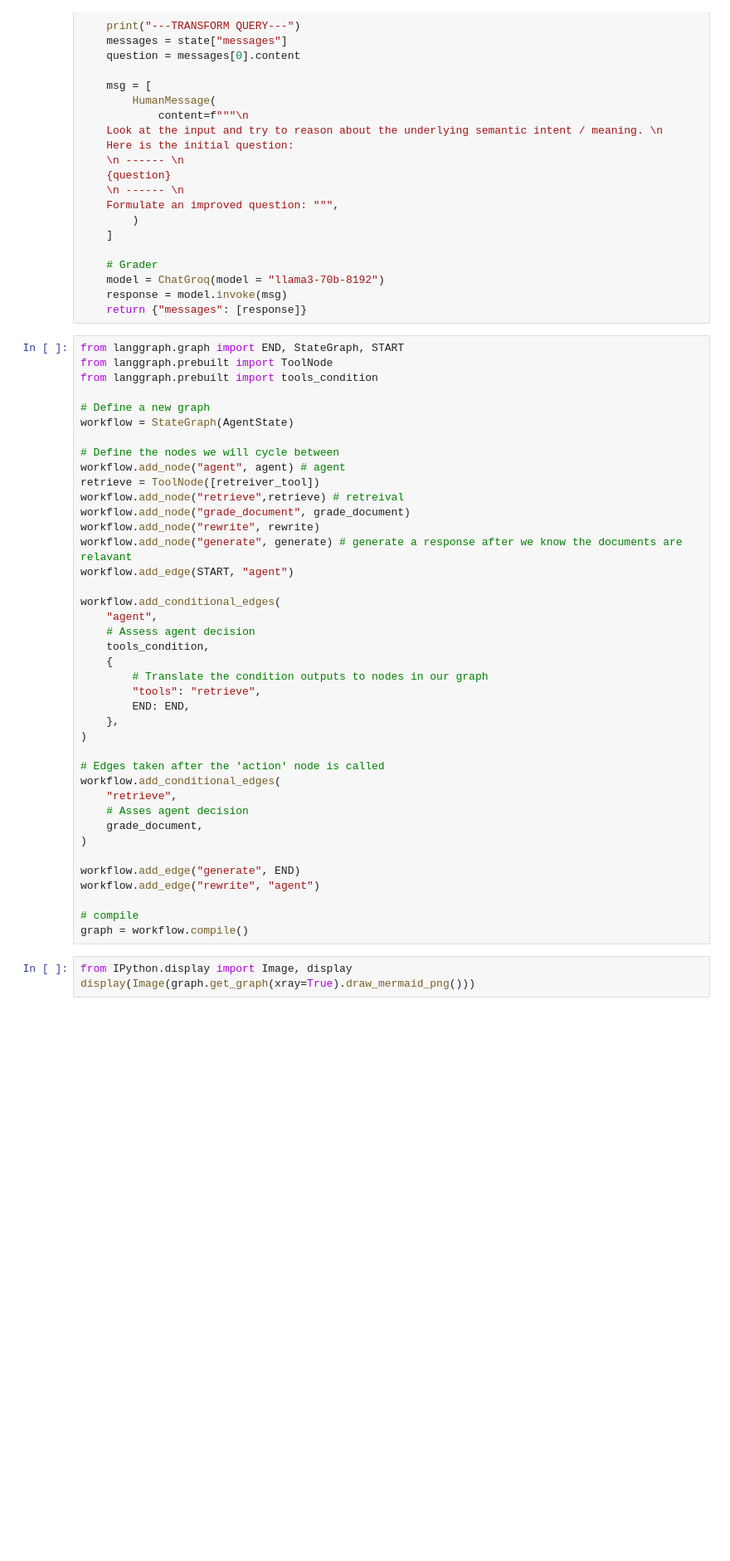
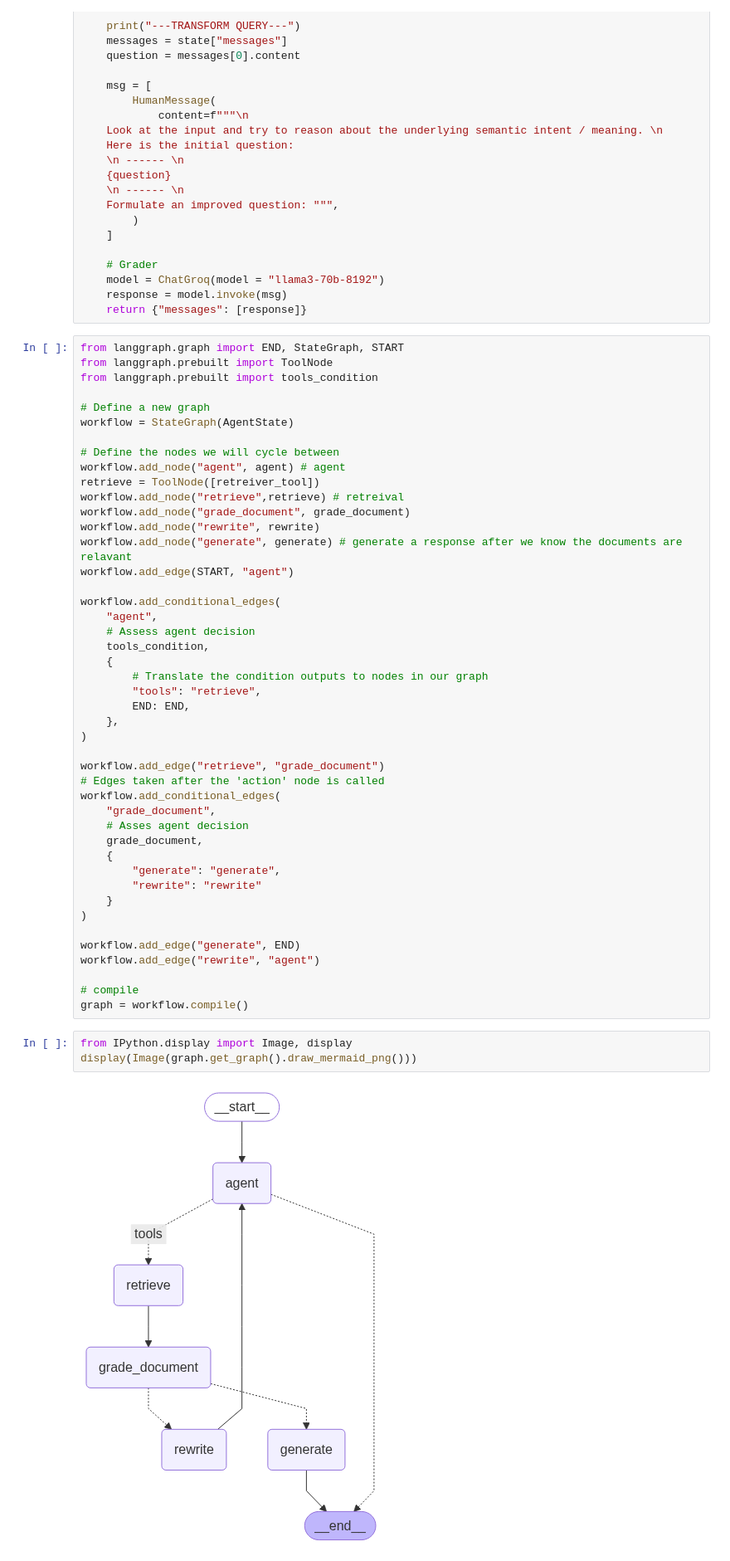
Before and after one commit to deepakthakur-92/AgenticAIWorkshop, a Jupyter notebook: 2-langGraph/7-1st_march_Agentic_Rag_with_langgraph_part-1/Agentic.ipynb, the cells around one changed output. Shown: that part at 83% size. Cells and saved outputs as stored; diff of their text form; blank space fills up the shorter version.

Commit message:
graph and nodes updated

```diff
--- a/2-langGraph/7-1st_march_Agentic_Rag_with_langgraph_part-1/Agentic.ipynb
+++ b/2-langGraph/7-1st_march_Agentic_Rag_with_langgraph_part-1/Agentic.ipynb
@@ -296,11 +296,16 @@ workflow.add_conditional_edges(
     },
 )
 
+workflow.add_edge("retrieve", "grade_document")
 # Edges taken after the 'action' node is called
 workflow.add_conditional_edges(
-    "retrieve",
+    "grade_document",
     # Asses agent decision
     grade_document,
+    {
+        "generate": "generate",
+        "rewrite": "rewrite"
+    }
 )
 
 workflow.add_edge("generate", END)
@@ -310,4 +315,6 @@ workflow.add_edge("rewrite", "agent")
 graph = workflow.compile()
 # %%
 from IPython.display import Image, display
-display(Image(graph.get_graph(xray=True).draw_mermaid_png()))
+display(Image(graph.get_graph().draw_mermaid_png()))
+# %% [output]
+[figure, added]
```
Also changed, not shown: parts of 1 cell of this notebook.
